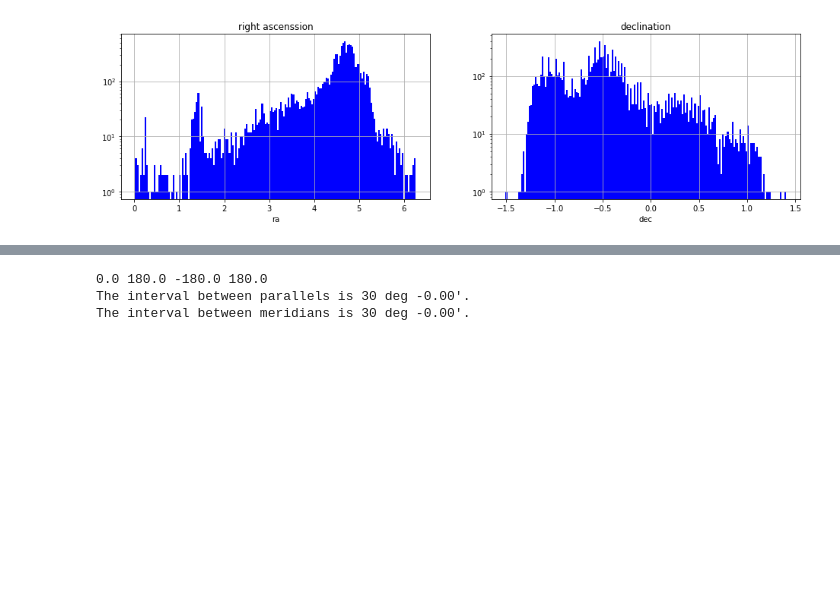
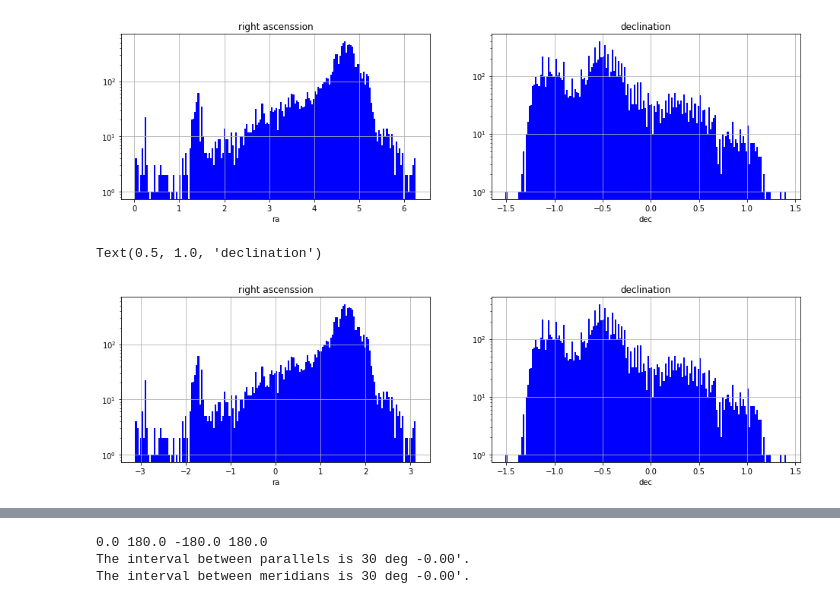
Before and after one commit to sylvielsstfr/MyCadence, a Jupyter notebook: MicroLensing/Microlensing.ipynb, the cells around one changed output, grey strips where cells are left out. Drawn from its saved outputs; the diff is of its cells as text; code cells hidden in the pictures; blank space fills up the shorter version.

```diff
--- a/MicroLensing/Microlensing.ipynb
+++ b/MicroLensing/Microlensing.ipynb
@@ -43,3 +43,27 @@ ax.set_title("declination")
 # %% [output]
 Text(0.5, 1.0, 'declination')
 [figure]
+# %%
+the_ra=slicer.slicePoints['ra']
+the_dec=slicer.slicePoints['dec']
+# %%
+the_ra=np.where(the_ra>np.pi,the_ra-np.pi,the_ra-np.pi)
+# %%
+# Plot histogram Ra, Dec
+fig=plt.figure(figsize=(16,4))
+ax=fig.add_subplot(121)
+ax.hist(the_ra,bins=180,facecolor="b")
+ax.set_yscale('log')
+ax.grid()
+ax.set_xlabel("ra")
+ax.set_title("right ascenssion")
+
+ax=fig.add_subplot(122)
+ax.hist(the_dec,bins=180,facecolor="b")
+ax.set_yscale('log')
+ax.grid()
+ax.set_xlabel("dec")
+ax.set_title("declination")
+# %% [output]
+Text(0.5, 1.0, 'declination')
+[figure, added]
```
Also changed, not shown: parts of 12 cells of this notebook, 1 other file.
